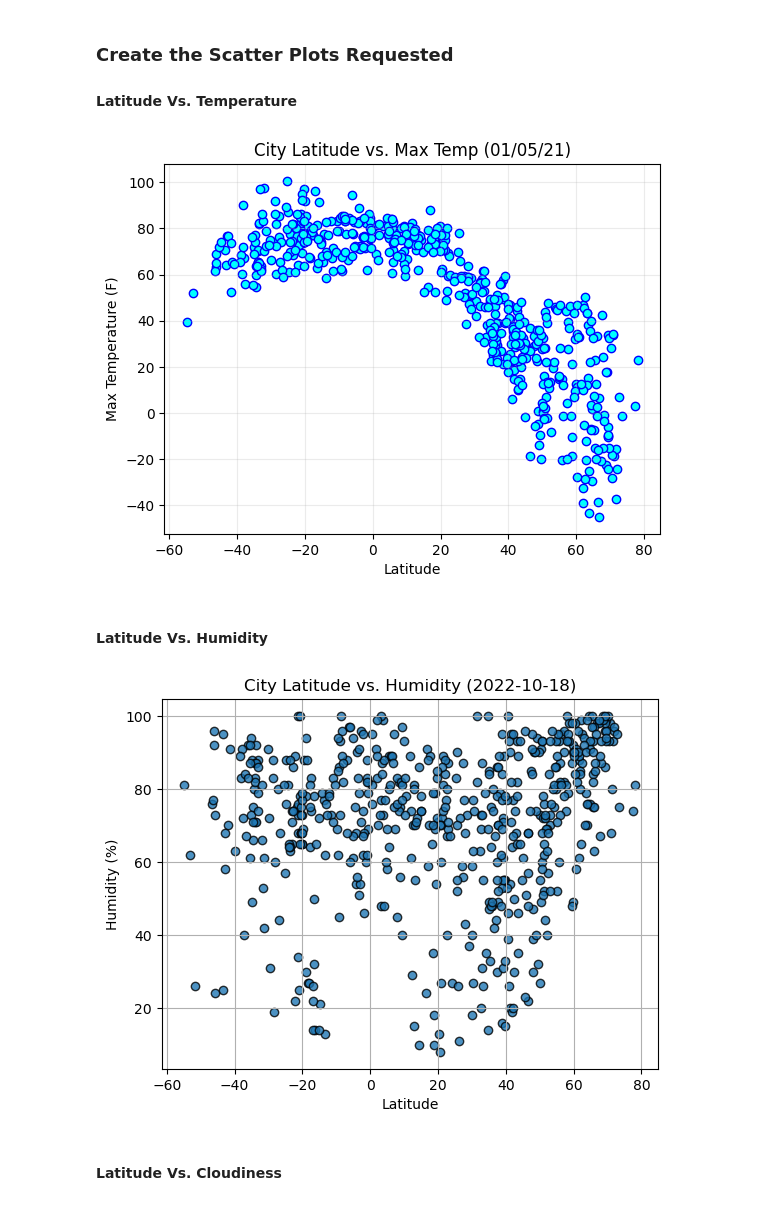
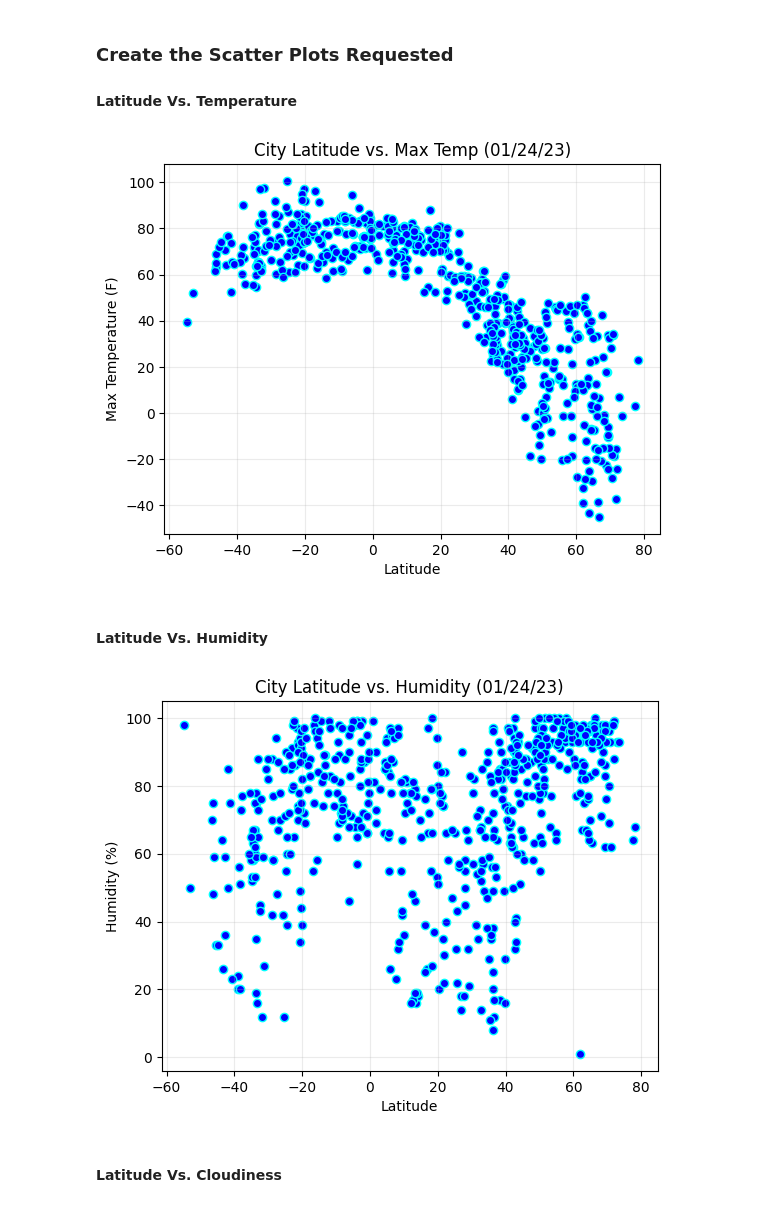
Before and after one commit to DunieCarrasco/python-api-challenge, a Jupyter notebook: python-api-challenge/starter_code/WeatherPy-Copy1.ipynb, the cells around one changed output. Saved outputs shown, nothing was run; the diff lists cells and outputs as text; code cells hidden in the pictures.

Commit message:
New: Added Scatter Plots

```diff
--- a/python-api-challenge/starter_code/WeatherPy-Copy1.ipynb
+++ b/python-api-challenge/starter_code/WeatherPy-Copy1.ipynb
@@ -232,38 +232,43 @@ city_data_df.head()
 # %%
 # Build scatter plot for latitude vs. temperature
 # YOUR CODE HERE
-plt.scatter(city_data_df["Lat"], city_data_df["Max Temp"], facecolor="aqua", edgecolor="b")
+plt.scatter(city_data_df["Lat"], city_data_df["Max Temp"], facecolor="blue", edgecolor="aqua")
 
 # Incorporate the other graph properties
 # YOUR CODE HERE
-plt.title("City Latitude vs. Max Temp (01/05/21)")
+plt.title("City Latitude vs. Max Temp (01/24/23)")
 plt.xlabel("Latitude")
 plt.ylabel("Max Temperature (F)")
 plt.grid(alpha=0.25)
 
 # Save the figure
-#plt.savefig("output_data/Fig1.png")
+plt.savefig("Fig1.png")
 
 # Show plot
 plt.show()
 # %% [output]
-[figure, old version]
+[figure, new version]
 # %% [markdown]
 #### Latitude Vs. Humidity
 # %%
 # Build the scatter plots for latitude vs. humidity
 # YOUR CODE HERE
+plt.scatter(city_data_df["Lat"], city_data_df["Humidity"], facecolor="blue", edgecolor="aqua")
 
 # Incorporate the other graph properties
 # YOUR CODE HERE
+plt.title("City Latitude vs. Humidity (01/24/23)")
+plt.xlabel("Latitude")
+plt.ylabel("Humidity (%)")
+plt.grid(alpha=0.25)
 
 # Save the figure
-plt.savefig("output_data/Fig2.png")
+plt.savefig("Fig2.png")
 
 # Show plot
 plt.show()
 # %% [output]
-[figure, old version]
+[figure, new version]
 # %% [markdown]
 #### Latitude Vs. Cloudiness
 # %%
```
Also changed, not shown: parts of 2 cells of this notebook, 6 other files.
